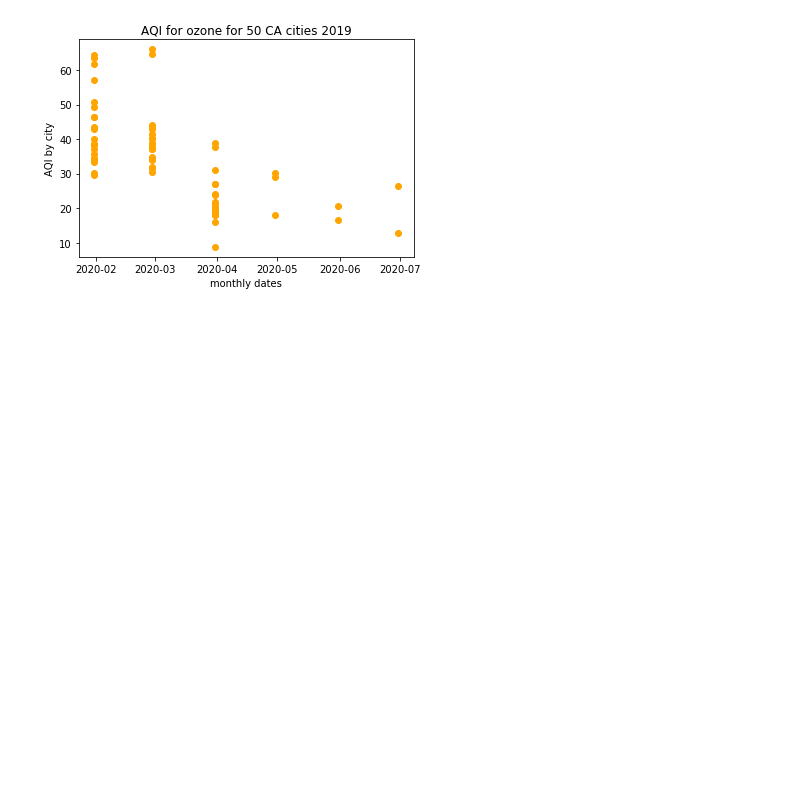
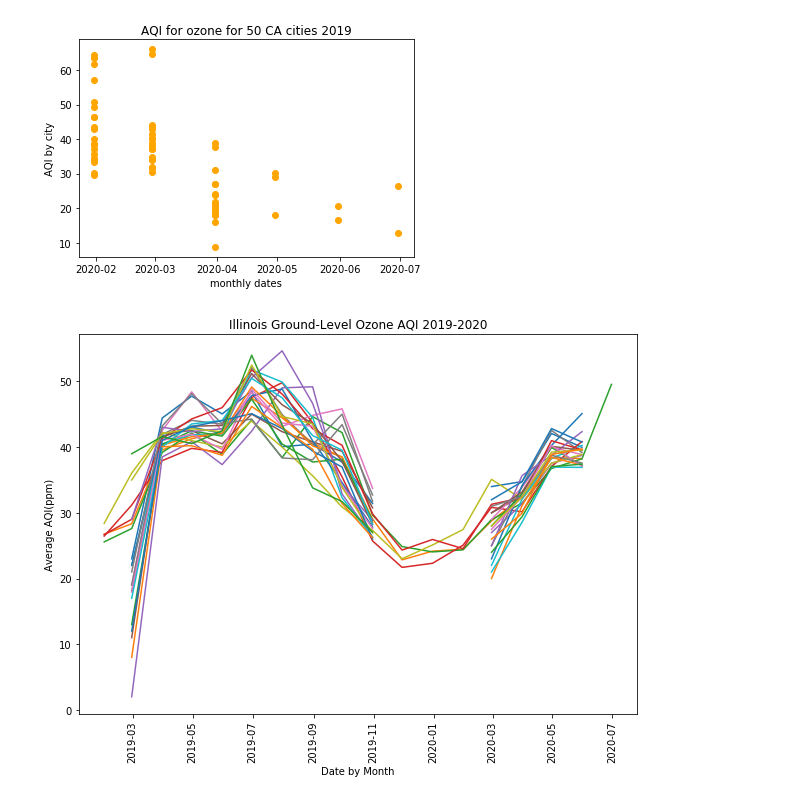
Before and after one commit to TrentELittle/BootcampProject1, a Jupyter notebook: project_main.ipynb, the cells around one changed output. Drawn from its saved outputs; the diff is of its cells as text; code cells hidden in the pictures; blank space fills up the shorter version.

Commit message:
Merged Main

```diff
--- a/project_main.ipynb
+++ b/project_main.ipynb
@@ -266,3 +281,62 @@ plt.plot_date(x_axis, y_axis, marker="o", color="orange", linewidth=1)
 plt.show()
 # %% [output]
 [figure]
+# %%
+#Illinois 2019 and 2020 ozone 44201
+
+illinois_oz_19_params = {"email" : email_address, "key" : aqs_api_key, "param" : "44201",
+          "bdate" : "20190101", "edate" : "20191231", "state" : Illinois}
+# # Call to url for Illinois 2019
+illinois_oz_19_response = requests.get(daily_data_url, params = illinois_oz_19_params).json()
+illinois_oz_19_data.append(illinois_oz_19_response)
+
+illinois_oz_19_df = pd.DataFrame(illinois_oz_19_data[0]["Data"])
+
+# create DF for Illinois 2020 and pull PM 2.5 from APi
+illinois_oz_20_params = {"email" : email_address, "key" : aqs_api_key, "param" : "44201",
+          "bdate" : "20200101", "edate" : "20200731", "state" : Illinois}
+
+#call url for Illinois 2020
+illinois_oz_20_response = requests.get(daily_data_url, params = illinois_oz_20_params).json()
+illinois_oz_20_data.append(illinois_oz_20_response)
+
+#create df for illinois 2020
+illinois_oz_20_df = pd.DataFrame(illinois_oz_20_data[0]["Data"])
+illinois_oz_20_df
+#merge 2020
+merge_illinois_oz_df = illinois_oz_19_df.append(illinois_oz_20_df)
+# merge_illinois_oz_df.head()
+
+#drop columns in Illinois DF. ozone Show: site_number, latitude, longitude, sample_duration, date_local, observation_count, observation_percent, arithmetic_mean, first_max_value, first_max_hour, aqi, state, county, city)
+illinois_oz_clean_df = merge_illinois_oz_df.drop(["parameter_code", "datum", "cbsa_code","poc", "method_code","local_site_name","event_type","validity_indicator","method_code","state_code","county_code","parameter","pollutant_standard","units_of_measure","method", "site_address","cbsa","date_of_last_change"], axis=1)
+illinois_oz_clean_df.head()
+
+
+
+#run ozone by 8 Hour Sample (used 24 hours because it provided a longer time frame, 8 hour only shows one year, 1 hour is nothing)
+sample_duration_oz = illinois_oz_clean_df["sample_duration"] == "8-HR RUN AVG BEGIN HOUR"
+sample_duration_oz
+
+illinois_oz_clean_df = illinois_oz_clean_df[sample_duration_oz]
+# illinois_oz_clean_df.head()
+
+#group Iliinois data ozone in dataframe with groupby
+illinois_oz_group = pd.DataFrame(illinois_oz_clean_df.groupby(["date_local","county"]).mean().unstack())
+illinois_oz_group.index
+#convert index to datetime
+illinois_oz_group.index = pd.to_datetime(illinois_oz_group.index)
+#average data by months
+monthly_oz_averages = illinois_oz_group.resample('M').mean()
+
+# #plot aqi against time for each county ozone in group by df
+fig, ax = plt.subplots(figsize=(10,7))
+plt.xticks(rotation = 90)
+x_values = monthly_oz_averages.index
+y_values = monthly_oz_averages['aqi']
+plt.plot(x_values,y_values)
+plt.xlabel('Date by Month')
+plt.ylabel('Average AQI(ppm)')
+plt.title('Illinois Ground-Level Ozone AQI 2019-2020')
+# fig.savefig('plotozone.png')
+# %% [output]
+[figure, added]
```
Also changed, not shown: parts of 25 cells of this notebook, 1 other file.
